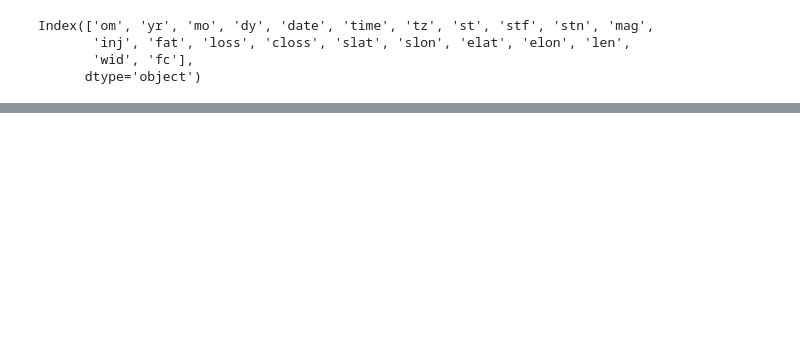
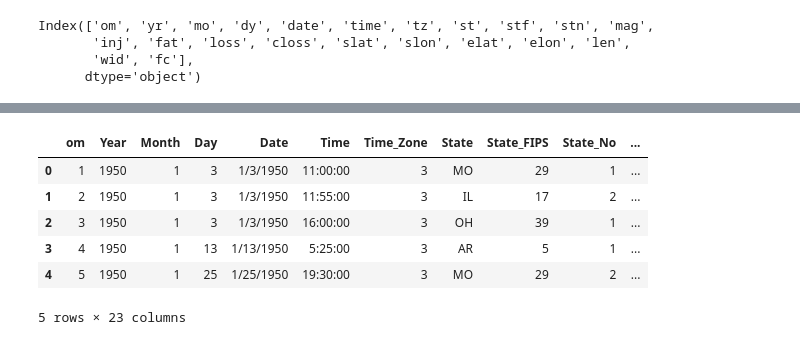
Before and after one commit to lmarksman/Project4, a Jupyter notebook: Final_Project_models.ipynb, the cells around one changed output, grey strips where cells are left out. Saved outputs shown, nothing was run; the diff lists cells and outputs as text; code cells hidden in the pictures; blank space fills up the shorter version.

Commit message:
create database

```diff
--- a/Final_Project_models.ipynb
+++ b/Final_Project_models.ipynb
@@ -116,5 +117,11 @@ See the caveats in the documentation: https://pandas.pydata.org/pandas-docs/stab
 | 60112 | 612738 | 2015 | 12 | 28 | 12/28/2015 | 8:30:00 | 3 | FL | 12 | 0 | ... |
 | 60113 | 612739 | 2015 | 12 | 28 | 12/28/2015 | 15:58:00 | 3 | NC | 37 | 0 | ... |
 36319 rows × 23 columns
+# %%
+# c database
+from config import password
+# connection_string = f"postgres:{password}@localhost:5432/Tornado"
+connection_string = f"postgres:postgres@localhost:5432/Tornado"
+engine = create_engine(f'postgresql://{connection_string}')
 # %%
 # Put data into database
@@ -121,3 +129,13 @@ See the caveats in the documentation: https://pandas.pydata.org/pandas-docs/stab
+# %%
+pd.read_sql_query('select * from tornado_data', con=engine).head()
+# %% [output]
+|  | om | Year | Month | Day | Date | Time | Time_Zone | State | State_FIPS | State_No | ... |
+| 0 | 1 | 1950 | 1 | 3 | 1/3/1950 | 11:00:00 | 3 | MO | 29 | 1 | ... |
+| 1 | 2 | 1950 | 1 | 3 | 1/3/1950 | 11:55:00 | 3 | IL | 17 | 2 | ... |
+| 2 | 3 | 1950 | 1 | 3 | 1/3/1950 | 16:00:00 | 3 | OH | 39 | 1 | ... |
+| 3 | 4 | 1950 | 1 | 13 | 1/13/1950 | 5:25:00 | 3 | AR | 5 | 1 | ... |
+| 4 | 5 | 1950 | 1 | 25 | 1/25/1950 | 19:30:00 | 3 | MO | 29 | 2 | ... |
+5 rows × 23 columns
 # %%
 # Get X_train, X_test, y_train, y_test
 # Scale data
```
Also changed, not shown: parts of 6 cells of this notebook, 2 other files.
